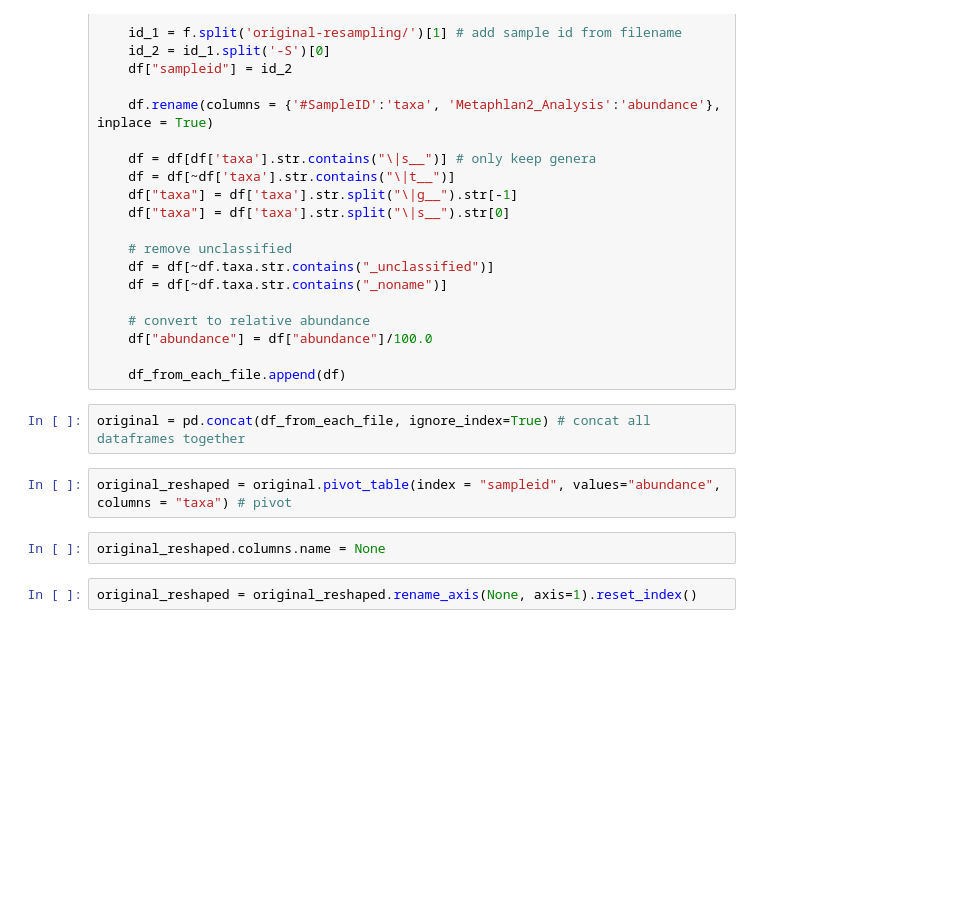
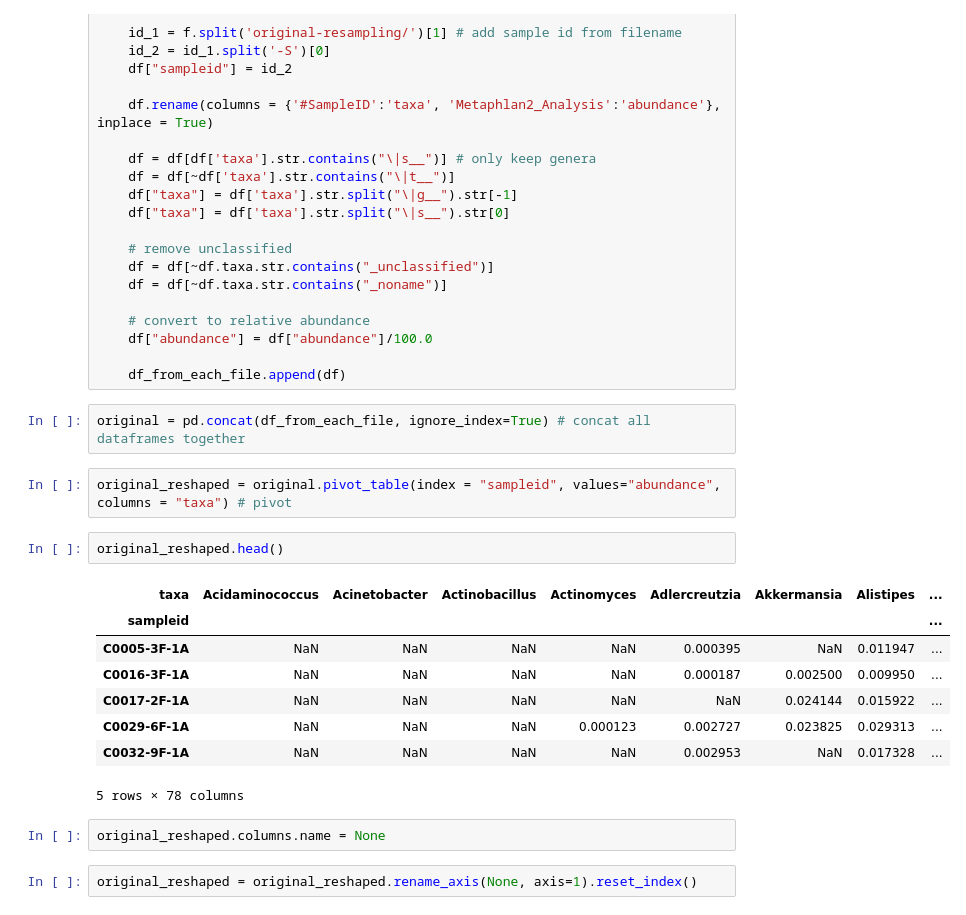
Before and after one commit to Klepac-Ceraj-Lab/thesis, a Jupyter notebook: subsampled_analysis/subsample_analysis.ipynb, the cells around one changed output. Cells and saved outputs as stored; diff of their text form; blank space fills up the shorter version.

```diff
--- a/subsampled_analysis/subsample_analysis.ipynb
+++ b/subsampled_analysis/subsample_analysis.ipynb
@@ -46,6 +46,17 @@ for f in all_files:
 original = pd.concat(df_from_each_file, ignore_index=True) # concat all dataframes together
 # %%
 original_reshaped = original.pivot_table(index = "sampleid", values="abundance", columns = "taxa") # pivot
+# %%
+original_reshaped.head()
+# %% [output]
+| taxa | Acidaminococcus | Acinetobacter | Actinobacillus | Actinomyces | Adlercreutzia | Akkermansia | Alistipes | ... |
+| sampleid |  |  |  |  |  |  |  | ... |
+| C0005-3F-1A | NaN | NaN | NaN | NaN | 0.000395 | NaN | 0.011947 | ... |
+| C0016-3F-1A | NaN | NaN | NaN | NaN | 0.000187 | 0.002500 | 0.009950 | ... |
+| C0017-2F-1A | NaN | NaN | NaN | NaN | NaN | 0.024144 | 0.015922 | ... |
+| C0029-6F-1A | NaN | NaN | NaN | 0.000123 | 0.002727 | 0.023825 | 0.029313 | ... |
+| C0032-9F-1A | NaN | NaN | NaN | NaN | 0.002953 | NaN | 0.017328 | ... |
+5 rows × 78 columns
 # %%
 original_reshaped.columns.name = None
 # %%
```
Also changed, not shown: parts of 3 cells of this notebook, 3 other files.
